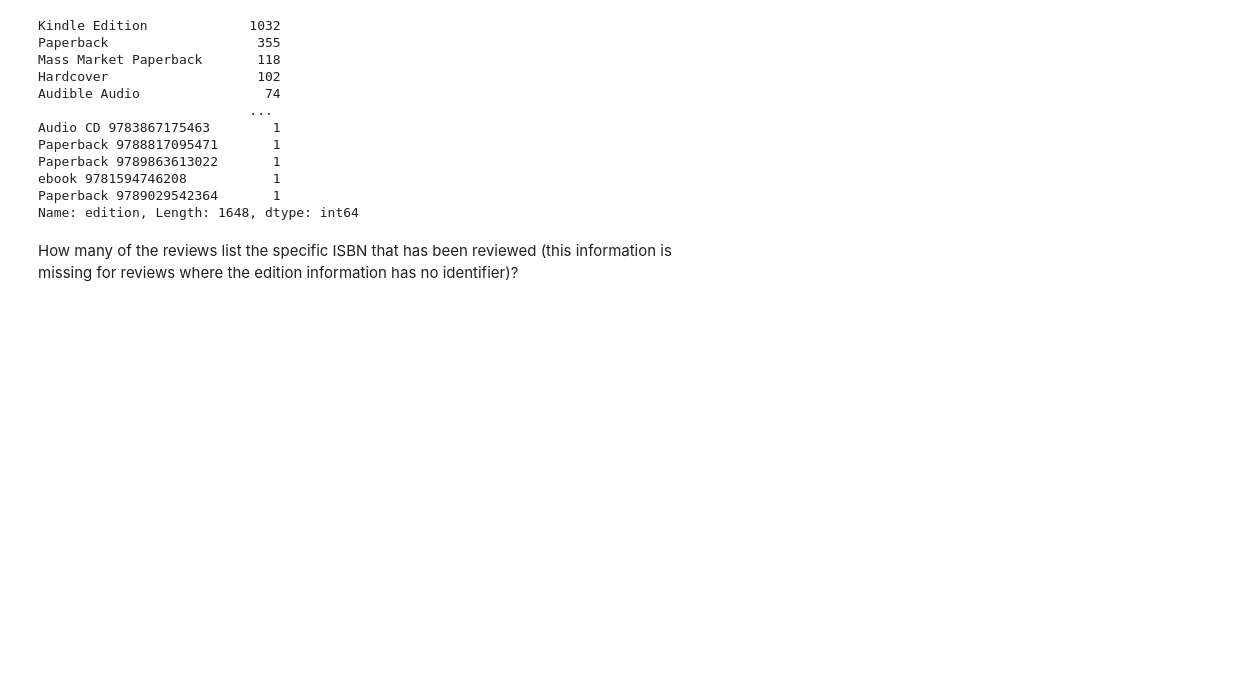
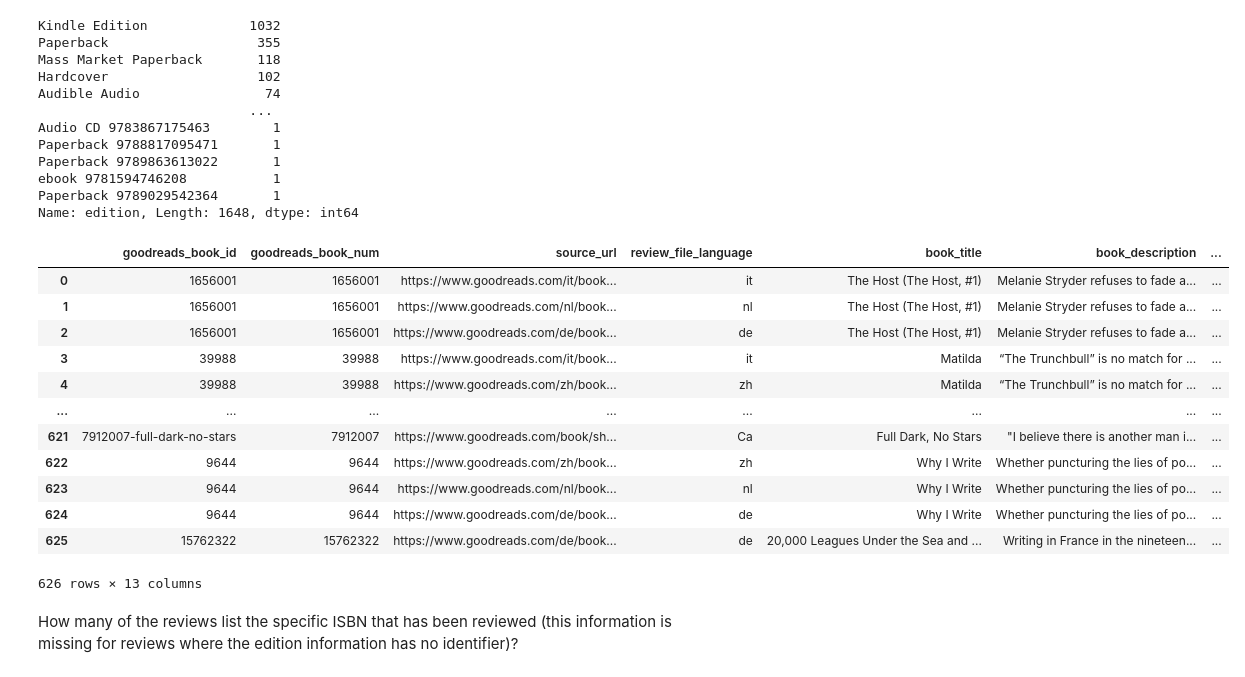
Before and after one commit to impact-and-fiction/impfic-multilingual-reviews, a Jupyter notebook: notebooks/Link-crawled-and-impfic-reviews.ipynb, the cells around one changed output. Saved outputs shown, nothing was run; the diff lists cells and outputs as text; code cells hidden in the pictures; blank space fills up the shorter version.

```diff
--- a/notebooks/Link-crawled-and-impfic-reviews.ipynb
+++ b/notebooks/Link-crawled-and-impfic-reviews.ipynb
@@ -3,8 +6,11 @@
 # %%
+import os
+import re
+
 from parse import read_book_review_files
 
-main_dir = '../../data/reviews/Multilingual/Goodreads/HTML/Canonical_book_pages/'
-html_dir = '../../data/reviews/Multilingual/Goodreads/HTML/'
+main_dir = '../../data/reviews/Multilingual/Goodreads/HTML-2025-10-23/Canonical_book_pages/'
+html_dir = '../../data/reviews/Multilingual/Goodreads/HTML-2025-10-23/'
 
 
 book_files = read_book_review_files(html_dir)
@@ -63,0 +98,7 @@ for book_id in book_files:
+# %%
+book_files = read_book_review_files(html_dir)
+
+for book_id in book_files:
+    book_files[book_id] = [bf for bf in book_files[book_id] if '/Canonical_book_pages/' not in bf]
+
+all_book_metadata, all_reviews = get_metadata_reviews(book_files)
@@ -132,6 +354,25 @@ Paperback 9789863613022       1
 ebook 9781594746208           1
 Paperback 9789029542364       1
 Name: edition, Length: 1648, dtype: int64
+# %%
+df_reviews.head(2)
+df_meta
+
+['goodreads_book_id', 'source_url', 'book_title', 'book_description', 'book_author']
+# %% [output]
+|  | goodreads_book_id | goodreads_book_num | source_url | review_file_language | book_title | book_description | ... |
+| 0 | 1656001 | 1656001 | https://www.goodreads.com/it/book... | it | The Host (The Host, #1) | Melanie Stryder refuses to fade a... | ... |
+| 1 | 1656001 | 1656001 | https://www.goodreads.com/nl/book... | nl | The Host (The Host, #1) | Melanie Stryder refuses to fade a... | ... |
+| 2 | 1656001 | 1656001 | https://www.goodreads.com/de/book... | de | The Host (The Host, #1) | Melanie Stryder refuses to fade a... | ... |
+| 3 | 39988 | 39988 | https://www.goodreads.com/it/book... | it | Matilda | “The Trunchbull” is no match for ... | ... |
+| 4 | 39988 | 39988 | https://www.goodreads.com/zh/book... | zh | Matilda | “The Trunchbull” is no match for ... | ... |
+| ... | ... | ... | ... | ... | ... | ... | ... |
+| 621 | 7912007-full-dark-no-stars | 7912007 | https://www.goodreads.com/book/sh... | Ca | Full Dark, No Stars | "I believe there is another man i... | ... |
+| 622 | 9644 | 9644 | https://www.goodreads.com/zh/book... | zh | Why I Write | Whether puncturing the lies of po... | ... |
+| 623 | 9644 | 9644 | https://www.goodreads.com/nl/book... | nl | Why I Write | Whether puncturing the lies of po... | ... |
+| 624 | 9644 | 9644 | https://www.goodreads.com/de/book... | de | Why I Write | Whether puncturing the lies of po... | ... |
+| 625 | 15762322 | 15762322 | https://www.goodreads.com/de/book... | de | 20,000 Leagues Under the Sea and ... | Writing in France in the nineteen... | ... |
+626 rows × 13 columns
 # %% [markdown]
 How many of the reviews list the specific ISBN that has been reviewed (this information is missing for reviews where the edition information has no identifier)?
 # %%
```
Also changed, not shown: parts of 25 cells of this notebook, 5 other files.
